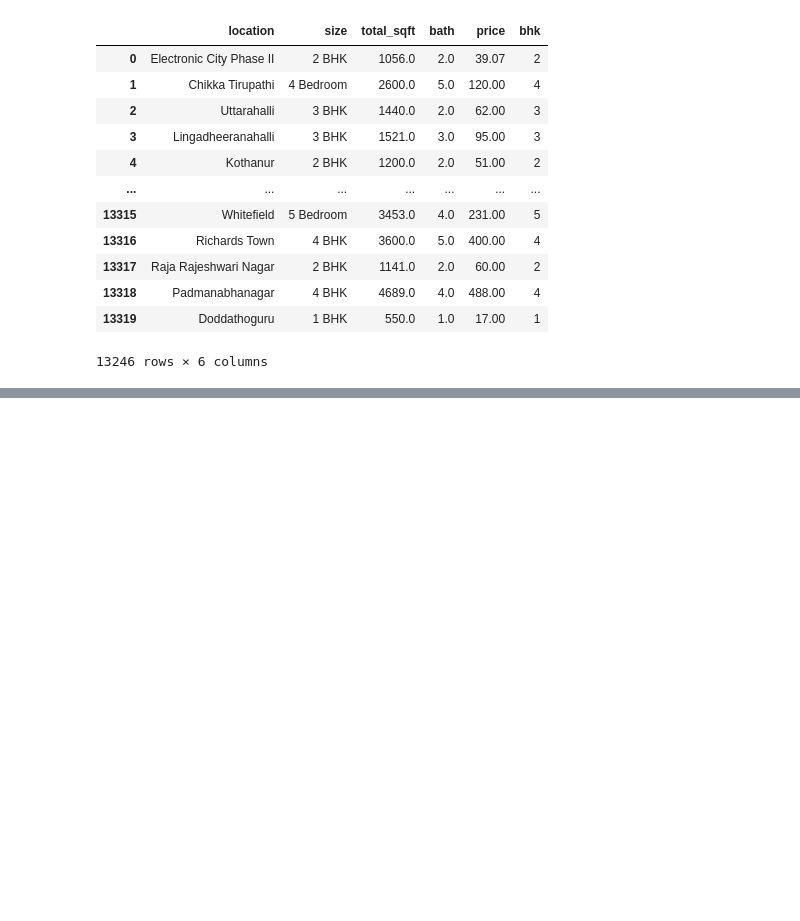
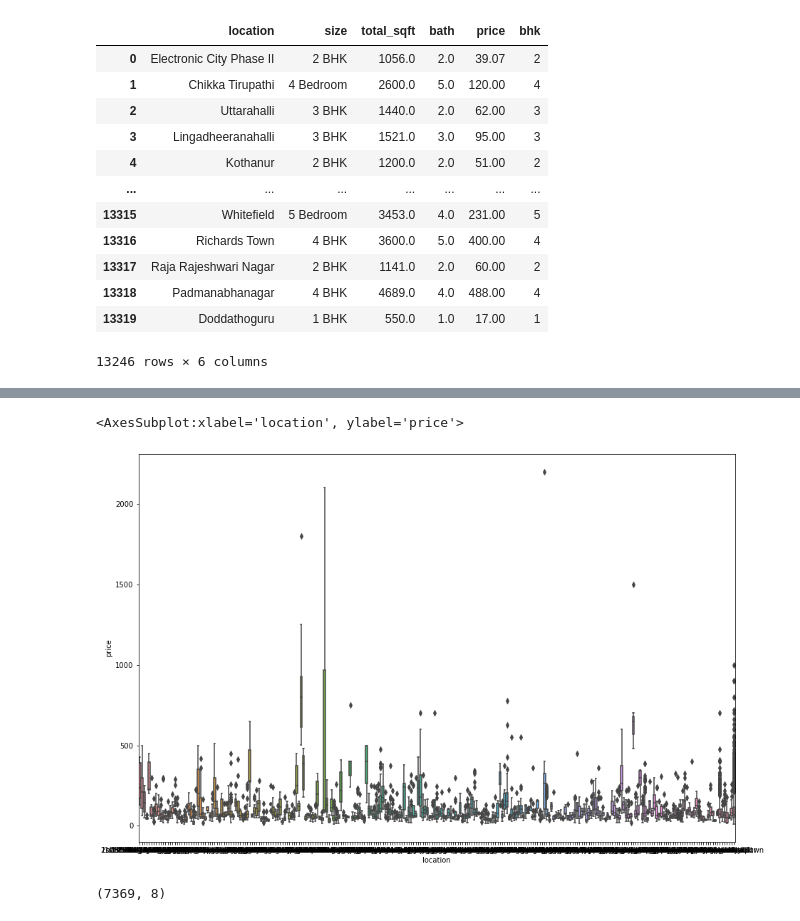
Before and after one commit to ruhanahmad/DataScience, a Jupyter notebook: Machine L Projects/Real Estate/real_estate.ipynb, the cells around one changed output, grey strips where cells are left out. Saved outputs shown, nothing was run; the diff lists cells and outputs as text; code cells hidden in the pictures; blank space fills up the shorter version.

```diff
--- a/Machine L Projects/Real Estate/real_estate.ipynb
+++ b/Machine L Projects/Real Estate/real_estate.ipynb
@@ -213,0 +347,26 @@ df5
+# %%
+sns.boxplot(x=df7['location'],y= df7.price)
+# %% [output]
+<AxesSubplot:xlabel='location', ylabel='price'>
+[figure, added]
+# %%
+def remove_bhk_outliers(df):
+    exclude_indices = np.array([])
+    for location, location_df in df.groupby('location'):
+        bhk_stats = {}
+        for bhk, bhk_df in location_df.groupby('bhk'):
+            bhk_stats[bhk] = {
+                'mean': np.mean(bhk_df.price_per_sqft),
+                'std': np.std(bhk_df.price_per_sqft),
+                'count': bhk_df.shape[0]
+            }
+        for bhk, bhk_df in location_df.groupby('bhk'):
+            stats = bhk_stats.get(bhk-1)
+            if stats and stats['count']>5:
+                exclude_indices = np.append(exclude_indices, bhk_df[bhk_df.price_per_sqft<(stats['mean'])].index.values)
+    return df.drop(exclude_indices,axis='index')
+df8 = remove_bhk_outliers(df7)
+# df8 = df7.copy()
+df8.shape
+# %% [output]
+(7369, 8)
```
Also changed, not shown: parts of 53 cells of this notebook, 2 other files.
